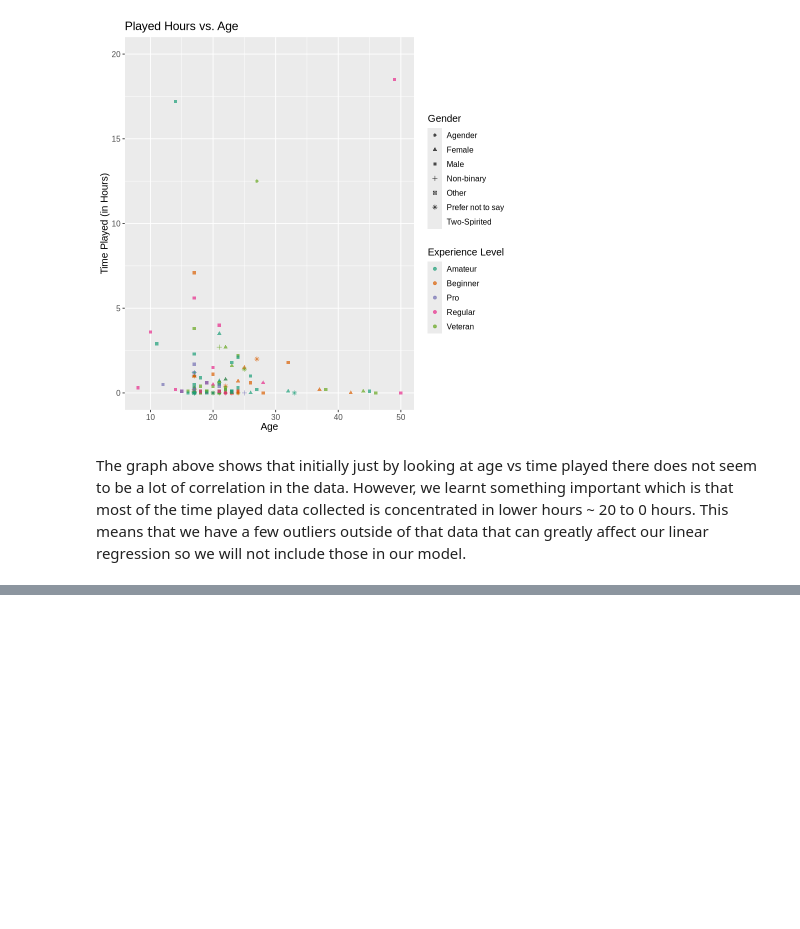
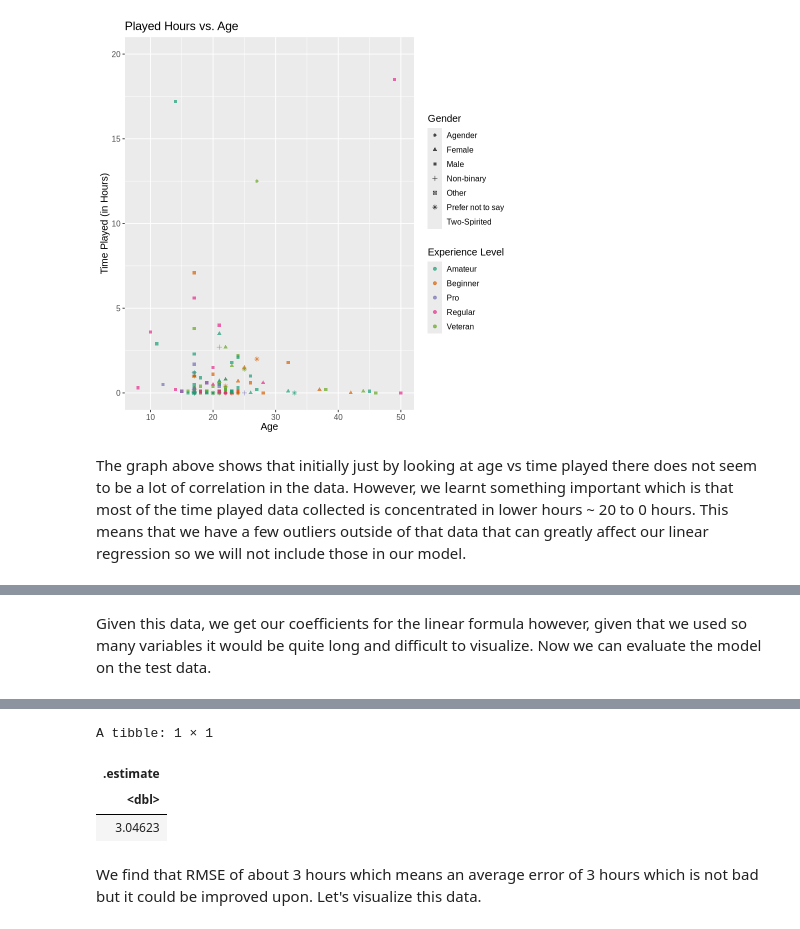
Before and after one commit to Javi-b32/DSCI-100--Final-Project, a Jupyter notebook: Final Project Code.ipynb, the cells around one changed output, grey strips where cells are left out. Cells and saved outputs as stored; diff of their text form; code cells hidden in the pictures; blank space fills up the shorter version.

Commit message:
Fitted Regression Model
In this step I builded and evaluated my linear regression model

```diff
--- a/Final Project Code.ipynb
+++ b/Final Project Code.ipynb
@@ -117,0 +138,6 @@ After adjusting for this we can move on to crea
+# %%
+set.seed(32)
+
+players_split <- initial_split(players_clean, prop = 0.75)
+players_training <- training(players_split)
+players_testing <- testing(players_split)
@@ -117,0 +146,7 @@ After adjusting for this we can move on to crea
+# %%
+players_recipe <- recipe(played_hours ~ age + gender + experience + subscribe, data = players_training) |>
+    step_dummy(all_nominal_predictors())
+
+lm_spec <- linear_reg() |>
+    set_engine("lm") |>
+    set_mode("regression")
@@ -117,0 +155,7 @@ After adjusting for this we can move on to crea
+# %%
+players_fit <- workflow() |>
+    add_recipe(players_recipe) |>
+    add_model(lm_spec) |>
+    fit(data = players_training)
+
+players_fit
@@ -117,0 +180,11 @@ After adjusting for this we can move on to crea
+# %% [markdown]
+Given this data, we get our coefficients for the linear formula however, given that we used so many variables it would be quite long and difficult to visualize. Now we can evaluate the model on the test data.
+# %%
+players_predictions <- predict(players_fit, players_testing) |>
+  bind_cols(players_testing)
+
+metrics <- (metrics(players_predictions, truth = played_hours, estimate = .pred)) |>
+    filter(.metric == "rmse") |>
+    select(.estimate)
+metrics
+# %% [output]
@@ -117,0 +193,6 @@ After adjusting for this we can move on to crea
+A tibble: 1 × 1
+| .estimate |
+| <dbl> |
+| 3.04623 |
+# %% [markdown]
+We find that RMSE of about 3 hours which means an average error of 3 hours which is not bad but it could be improved upon. Let's visualize this data.
```
Also changed, not shown: parts of 8 cells of this notebook.
